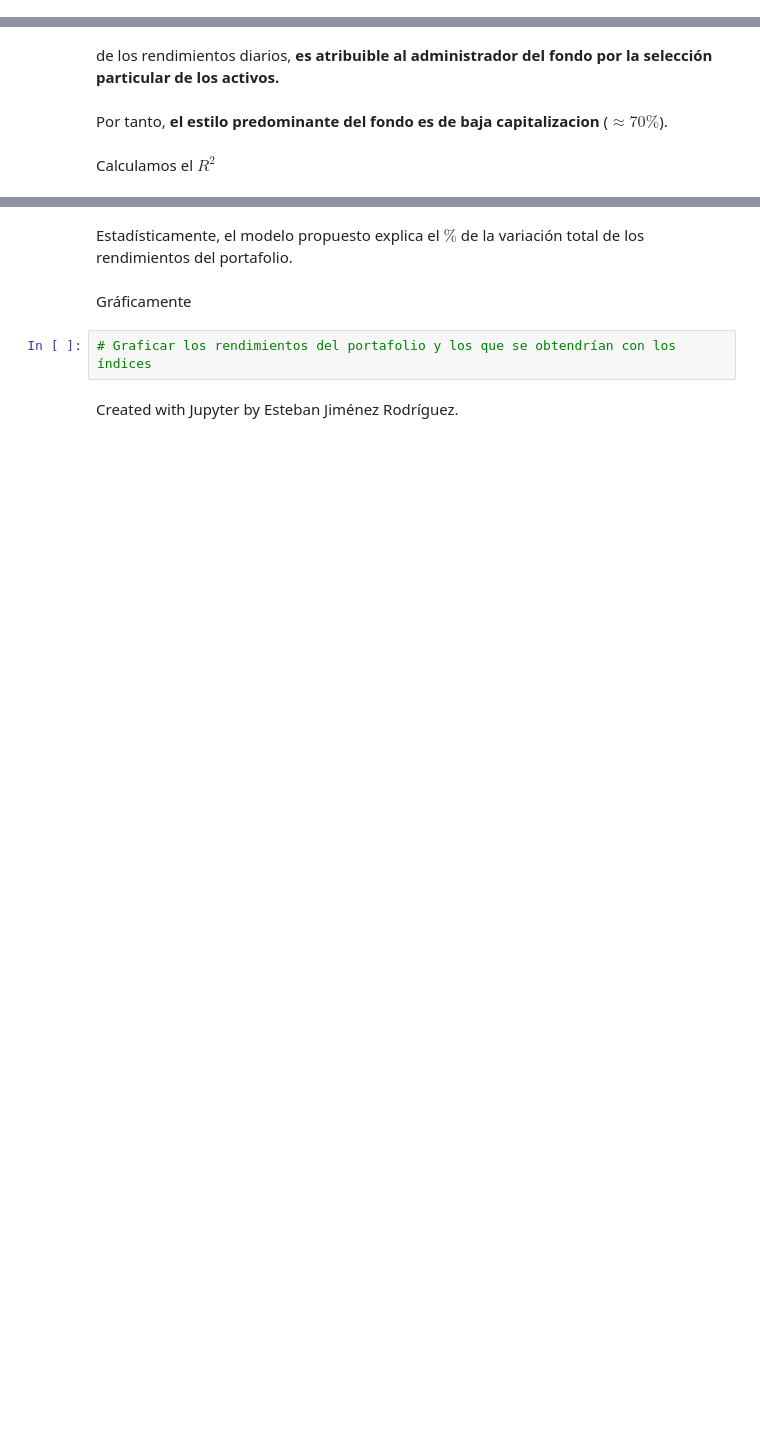
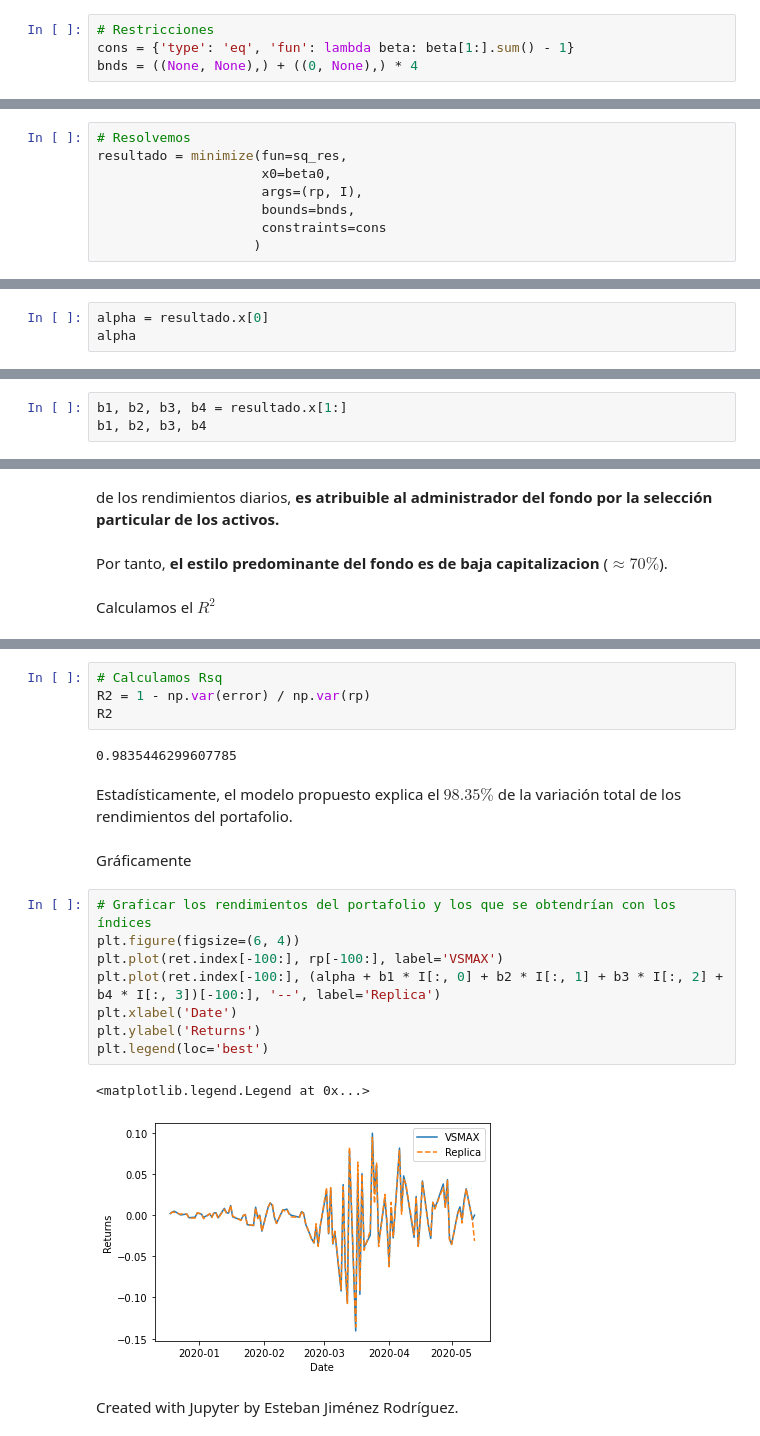
Before and after one commit to jessicambrizg/porinvp2020, a Jupyter notebook: Bonus/Adicional2_AnalisisEstilo.ipynb, the cells around one changed output, grey strips where cells are left out. Saved outputs shown, nothing was run; the diff lists cells and outputs as text; blank space fills up the shorter version.

```diff
--- a/Bonus/Adicional2_AnalisisEstilo.ipynb
+++ b/Bonus/Adicional2_AnalisisEstilo.ipynb
@@ -131,0 +169,4 @@ Restricciones
+# %%
+# Restricciones
+cons = {'type': 'eq', 'fun': lambda beta: beta[1:].sum() - 1}
+bnds = ((None, None),) + ((0, None),) * 4
@@ -135,0 +179,8 @@ Resolvemos
+# %%
+# Resolvemos
+resultado = minimize(fun=sq_res,
+                     x0=beta0,
+                     args=(rp, I),
+                     bounds=bnds,
+                     constraints=cons
+                    )
@@ -135,0 +205,3 @@ Resolvemos
+# %%
+alpha = resultado.x[0]
+alpha
@@ -135,0 +210,3 @@ Resolvemos
+# %%
+b1, b2, b3, b4 = resultado.x[1:]
+b1, b2, b3, b4
@@ -168,9 +284,24 @@ Calculamos el $R^2$
+# %%
+# Calculamos Rsq
+R2 = 1 - np.var(error) / np.var(rp)
+R2
+# %% [output]
+0.9835446299607785
 # %% [markdown]
-Estadísticamente, el modelo propuesto explica el $\%$ de la variación total de los rendimientos del portafolio.
+Estadísticamente, el modelo propuesto explica el $98.35\%$ de la variación total de los rendimientos del portafolio.
 # %% [markdown]
 Gráficamente
-# %%
-# Graficar los rendimientos del portafolio y los que se obtendrían con los índices
+# %%
+# Graficar los rendimientos del portafolio y los que se obtendrían con los índices
+plt.figure(figsize=(6, 4))
+plt.plot(ret.index[-100:], rp[-100:], label='VSMAX')
+plt.plot(ret.index[-100:], (alpha + b1 * I[:, 0] + b2 * I[:, 1] + b3 * I[:, 2] + b4 * I[:, 3])[-100:], '--', label='Replica')
+plt.xlabel('Date')
+plt.ylabel('Returns')
+plt.legend(loc='best')
+# %% [output]
+<matplotlib.legend.Legend at 0x...>
+[figure, added]
 # %% [markdown]
 <script>
   $(document).ready(function(){
```
Also changed, not shown: parts of 33 cells of this notebook.
